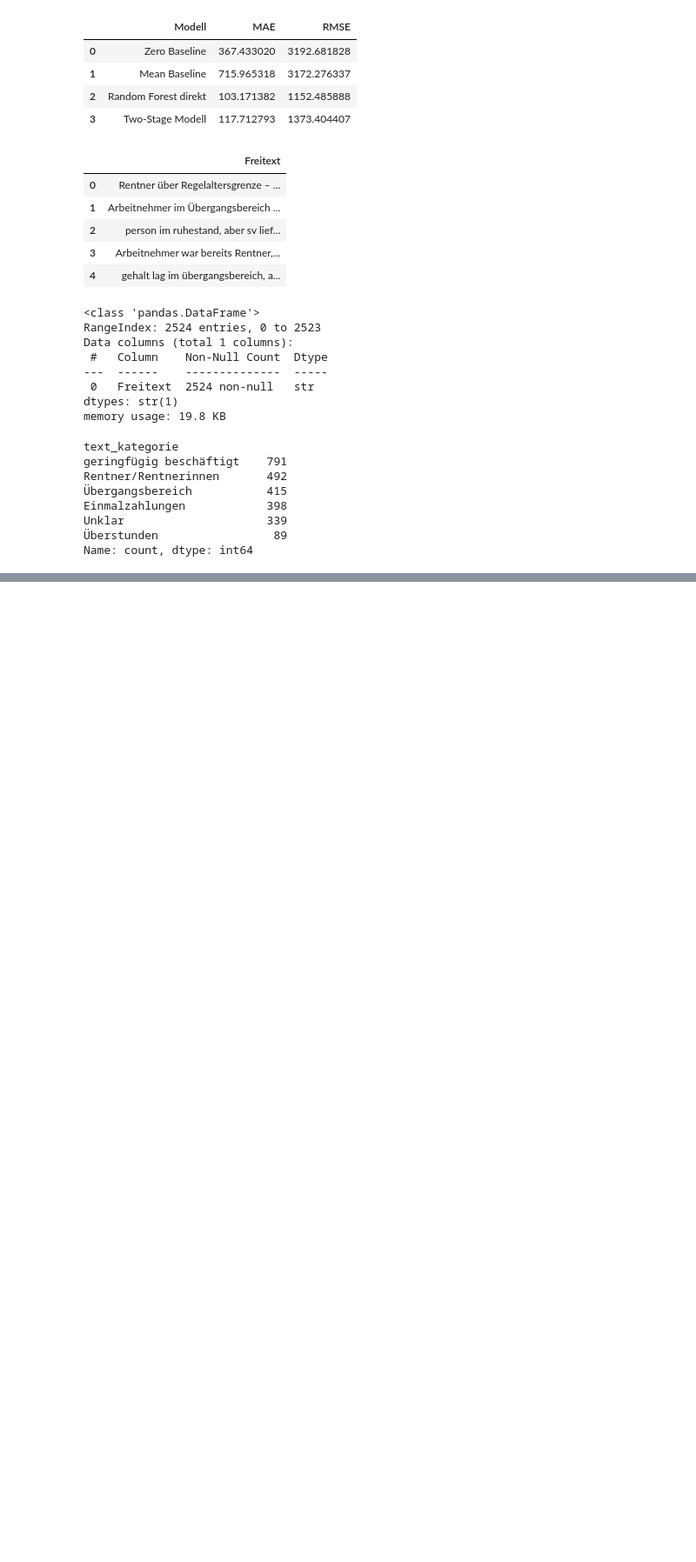
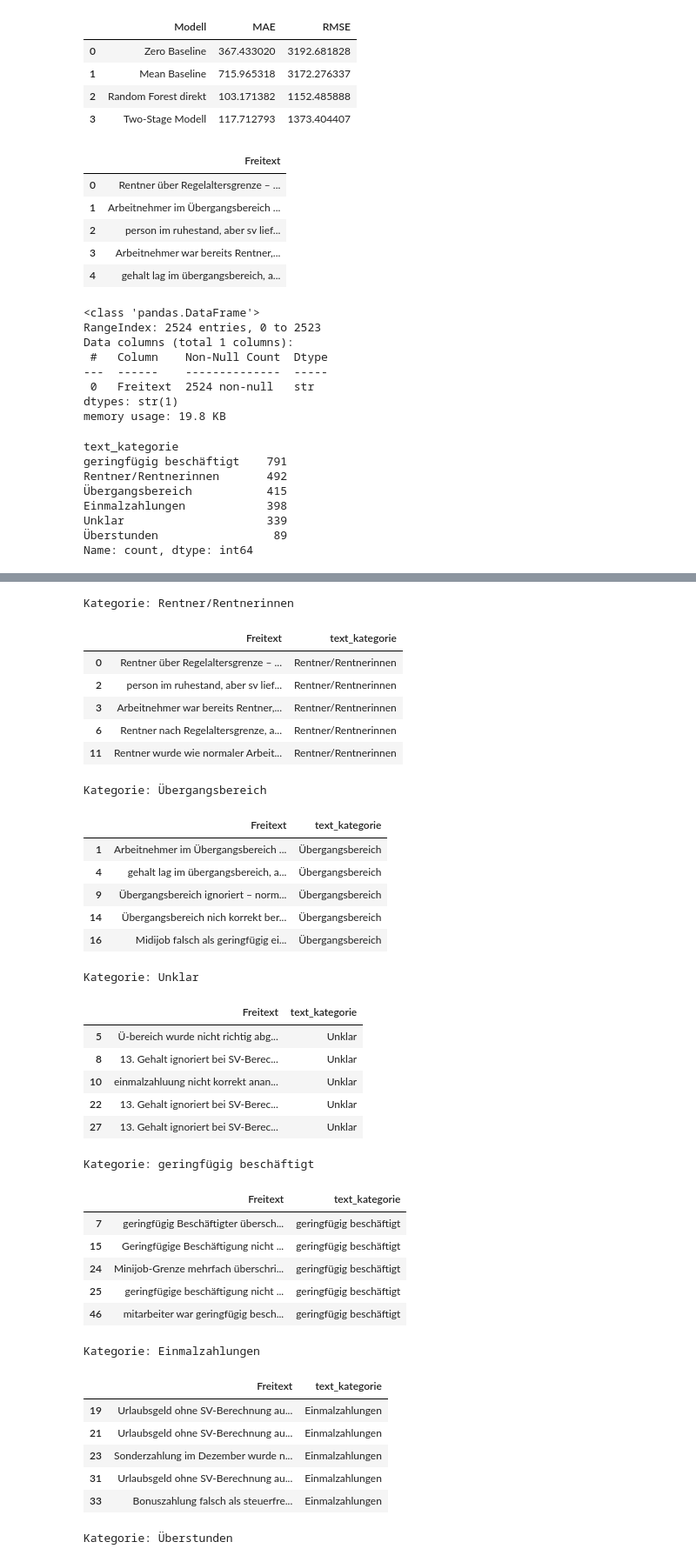
Before and after one commit to smartinezai/DRV-model, a Jupyter notebook: nachforderung_modell.ipynb, the cells around one changed output, grey strips where cells are left out. Shown at 87% size. Cells and saved outputs as stored; diff of their text form; code cells hidden in the pictures; blank space fills up the shorter version.

```diff
--- a/nachforderung_modell.ipynb
+++ b/nachforderung_modell.ipynb
@@ -618,0 +639,41 @@ Name: count, dtype: int64
+# %%
+for category in freitexte["text_kategorie"].unique():
+    print("\nKategorie:", category)
+    display(freitexte[freitexte["text_kategorie"] == category].head(5))
+# %% [output]
+Kategorie: Rentner/Rentnerinnen
+|  | Freitext | text_kategorie |
+| 0 | Rentner über Regelaltersgrenze – ... | Rentner/Rentnerinnen |
+| 2 | person im ruhestand, aber sv lief... | Rentner/Rentnerinnen |
+| 3 | Arbeitnehmer war bereits Rentner,... | Rentner/Rentnerinnen |
+| 6 | Rentner nach Regelaltersgrenze, a... | Rentner/Rentnerinnen |
+| 11 | Rentner wurde wie normaler Arbeit... | Rentner/Rentnerinnen |
+Kategorie: Übergangsbereich
+|  | Freitext | text_kategorie |
+| 1 | Arbeitnehmer im Übergangsbereich ... | Übergangsbereich |
+| 4 | gehalt lag im übergangsbereich, a... | Übergangsbereich |
+| 9 | Übergangsbereich ignoriert – norm... | Übergangsbereich |
+| 14 | Übergangsbereich nich korrekt ber... | Übergangsbereich |
+| 16 | Midijob falsch als geringfügig ei... | Übergangsbereich |
+Kategorie: Unklar
+|  | Freitext | text_kategorie |
+| 5 | Ü-bereich wurde nicht richtig abg... | Unklar |
+| 8 | 13. Gehalt ignoriert bei SV-Berec... | Unklar |
+| 10 | einmalzahluung nicht korrekt anan... | Unklar |
+| 22 | 13. Gehalt ignoriert bei SV-Berec... | Unklar |
+| 27 | 13. Gehalt ignoriert bei SV-Berec... | Unklar |
+Kategorie: geringfügig beschäftigt
+|  | Freitext | text_kategorie |
+| 7 | geringfügig Beschäftigter übersch... | geringfügig beschäftigt |
+| 15 | Geringfügige Beschäftigung nicht ... | geringfügig beschäftigt |
+| 24 | Minijob-Grenze mehrfach überschri... | geringfügig beschäftigt |
+| 25 | geringfügige beschäftigung nicht ... | geringfügig beschäftigt |
+| 46 | mitarbeiter war geringfügig besch... | geringfügig beschäftigt |
+Kategorie: Einmalzahlungen
+|  | Freitext | text_kategorie |
+| 19 | Urlaubsgeld ohne SV-Berechnung au... | Einmalzahlungen |
+| 21 | Urlaubsgeld ohne SV-Berechnung au... | Einmalzahlungen |
+| 23 | Sonderzahlung im Dezember wurde n... | Einmalzahlungen |
+| 31 | Urlaubsgeld ohne SV-Berechnung au... | Einmalzahlungen |
+| 33 | Bonuszahlung falsch als steuerfre... | Einmalzahlungen |
+Kategorie: Überstunden
```
Also changed, not shown: parts of 4 cells of this notebook.
